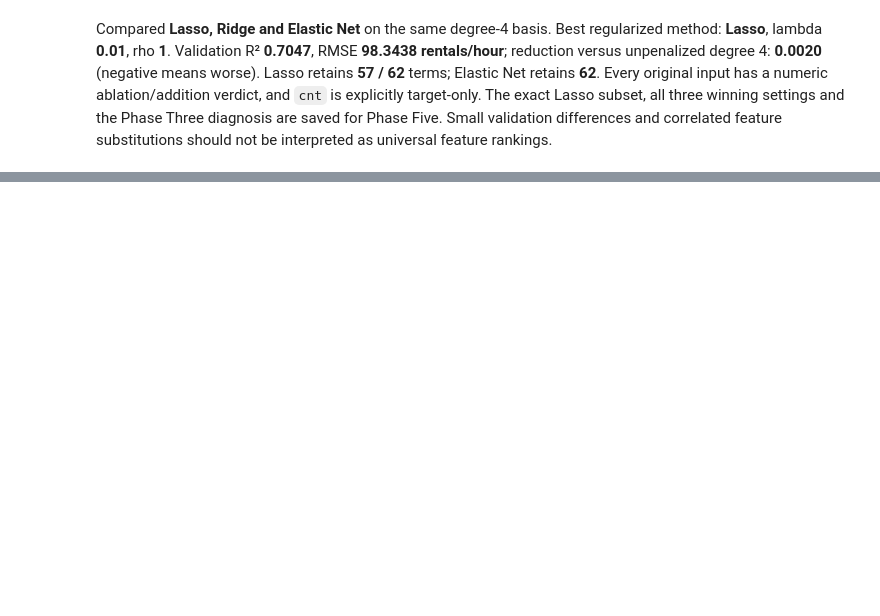
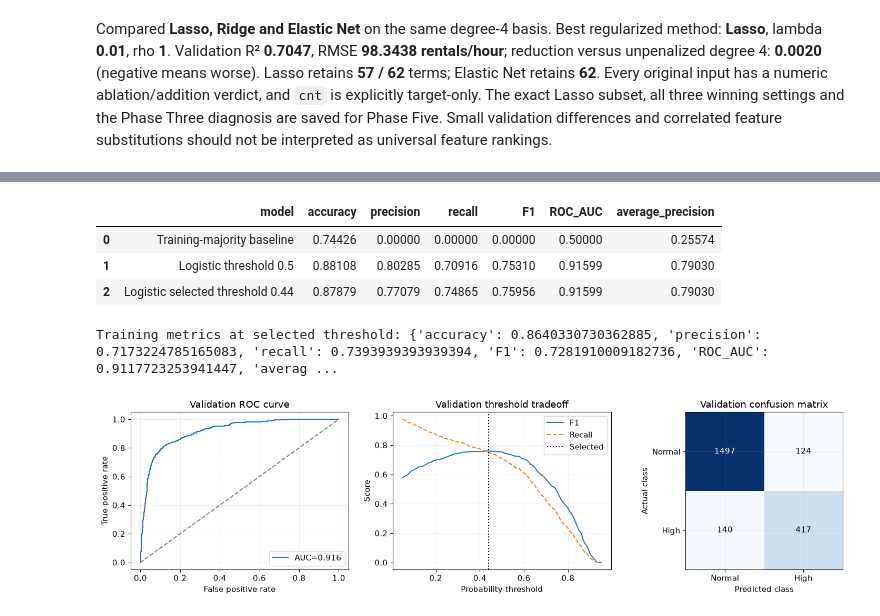
Before and after one commit to MohamedSameh77/machine-learning-project-I, a Jupyter notebook: bike_sharing_demand.ipynb, the cells around one changed output, grey strips where cells are left out. Drawn from its saved outputs; the diff is of its cells as text; code cells hidden in the pictures; blank space fills up the shorter version.

```diff
--- a/bike_sharing_demand.ipynb
+++ b/bike_sharing_demand.ipynb
@@ -1275,0 +1435,19 @@ Compared **Lasso, Ridge and Elastic Net** on the same degree-4 basis. Best regul
+# %%
+from sklearn.metrics import (accuracy_score, precision_score, recall_score, f1_score,
+    roc_auc_score, average_precision_score, confusion_matrix, roc_curve)
+phase_five_input_path=artifact_dir / "phase_four.json"
+phase_five_input=json.loads(phase_five_input_path.read_text(encoding="utf-8"))
+assert phase_five_input["seed"]==seed
+assert phase_five_input["train_record_ids"]==train_df.instant.tolist()
+assert phase_five_input["validation_record_ids"]==val_df.instant.tolist()
+assert phase_five_input["phase_three_input_sha256"]==hashlib.sha256(phase_four_input_path.read_bytes()).hexdigest()
+for filename,digest in phase_five_input["source_sha256"].items():
+    assert hashlib.sha256((DATA_DIR / filename).read_bytes()).hexdigest()==digest
+phase_five_names=phase_five_input["selected_features"]
+phase_five_indices=phase_five_input["selected_indices"]
+assert phase_five_names==[phase_five_input["feature_names"][i] for i in phase_five_indices]
+assert all(phase_five_input["winning_models"]["Lasso"]["weights"][i]!=0 for i in phase_five_indices)
+assert phase_four_names==phase_five_input["feature_names"]
+classification_X=np.column_stack([np.ones(len(y_train)),phase_four_X[:,phase_five_indices]])
+classification_V=np.column_stack([np.ones(len(y_val)),phase_four_V[:,phase_five_indices]])
+print("Classifier inputs:",len(phase_five_names),"selected terms plus intercept")
@@ -1275,0 +1589,44 @@ Compared **Lasso, Ridge and Elastic Net** on the same degree-4 basis. Best regul
+# %%
+def classification_metrics(y,probability,threshold):
+    prediction=(probability>=threshold).astype(int)
+    return {"accuracy":float(accuracy_score(y,prediction)),"precision":float(precision_score(y,prediction,zero_division=0)),
+        "recall":float(recall_score(y,prediction,zero_division=0)),"F1":float(f1_score(y,prediction,zero_division=0)),
+        "ROC_AUC":float(roc_auc_score(y,probability)),"average_precision":float(average_precision_score(y,probability))}
+
+phase_five_threshold_rows=[]
+for threshold in np.linspace(0.05,0.95,91):
+    phase_five_threshold_rows.append({"threshold":float(threshold),"distance_from_half":abs(float(threshold)-0.5),
+        **classification_metrics(classification_y_val,phase_five_val_probability,threshold)})
+phase_five_threshold_search=pd.DataFrame(phase_five_threshold_rows)
+phase_five_threshold=float(phase_five_threshold_search.sort_values(["F1","recall","distance_from_half"],ascending=[False,False,True]).iloc[0].threshold)
+phase_five_metrics=classification_metrics(classification_y_val,phase_five_val_probability,phase_five_threshold)
+phase_five_default_metrics=classification_metrics(classification_y_val,phase_five_val_probability,0.5)
+phase_five_training_metrics=classification_metrics(classification_y,phase_five_train_probability,phase_five_threshold)
+majority_probability=np.full(len(classification_y_val),float(classification_y.mean()))
+phase_five_baseline=classification_metrics(classification_y_val,majority_probability,0.5)
+display(pd.DataFrame([{"model":"Training-majority baseline",**phase_five_baseline},
+    {"model":"Logistic threshold 0.5",**phase_five_default_metrics},
+    {"model":f"Logistic selected threshold {phase_five_threshold:.2f}",**phase_five_metrics}]).round(5))
+print("Training metrics at selected threshold:",phase_five_training_metrics)
+phase_five_confusion=confusion_matrix(classification_y_val,phase_five_val_probability>=phase_five_threshold,labels=[0,1])
+fig,axes=plt.subplots(1,3,figsize=(15,4))
+false_positive,true_positive,_=roc_curve(classification_y_val,phase_five_val_probability)
+axes[0].plot(false_positive,true_positive,label=f"AUC={phase_five_metrics['ROC_AUC']:.3f}")
+axes[0].plot([0,1],[0,1],linestyle="--",color="gray")
+axes[0].set(xlabel="False positive rate",ylabel="True positive rate",title="Validation ROC curve"); axes[0].legend()
+axes[1].plot(phase_five_threshold_search.threshold,phase_five_threshold_search.F1,label="F1")
+axes[1].plot(phase_five_threshold_search.threshold,phase_five_threshold_search.recall,linestyle="--",label="Recall")
+axes[1].axvline(phase_five_threshold,color="black",linestyle=":",label="Selected")
+axes[1].set(xlabel="Probability threshold",ylabel="Score",title="Validation threshold tradeoff"); axes[1].legend()
+axes[2].imshow(phase_five_confusion,cmap="Blues")
+for (row,column),value in np.ndenumerate(phase_five_confusion):
+    axes[2].text(column,row,str(value),ha="center",va="center",color="white" if value>phase_five_confusion.max()/2 else "black")
+axes[2].set(xticks=[0,1],yticks=[0,1],xticklabels=["Normal","High"],yticklabels=["Normal","High"],xlabel="Predicted class",ylabel="Actual class",title="Validation confusion matrix")
+fig.tight_layout(); plt.show()
+# %% [output]
+|  | model | accuracy | precision | recall | F1 | ROC_AUC | average_precision |
+| 0 | Training-majority baseline | 0.74426 | 0.00000 | 0.00000 | 0.00000 | 0.50000 | 0.25574 |
+| 1 | Logistic threshold 0.5 | 0.88108 | 0.80285 | 0.70916 | 0.75310 | 0.91599 | 0.79030 |
+| 2 | Logistic selected threshold 0.44 | 0.87879 | 0.77079 | 0.74865 | 0.75956 | 0.91599 | 0.79030 |
+Training metrics at selected threshold: {'accuracy': 0.8640330730362885, 'precision': 0.7173224785165083, 'recall': 0.7393939393939394, 'F1': 0.7281910009182736, 'ROC_AUC': 0.9117723253941447, 'averag ...
+[figure, added]
```
Also changed, not shown: parts of 67 cells of this notebook, 12 other files.
